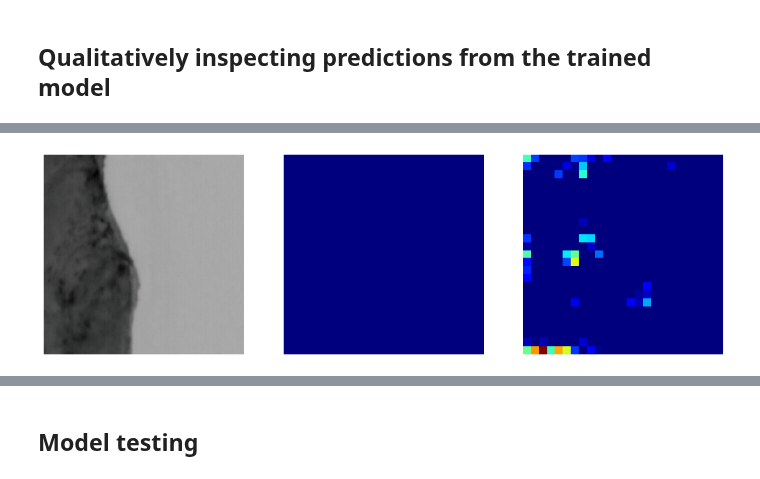
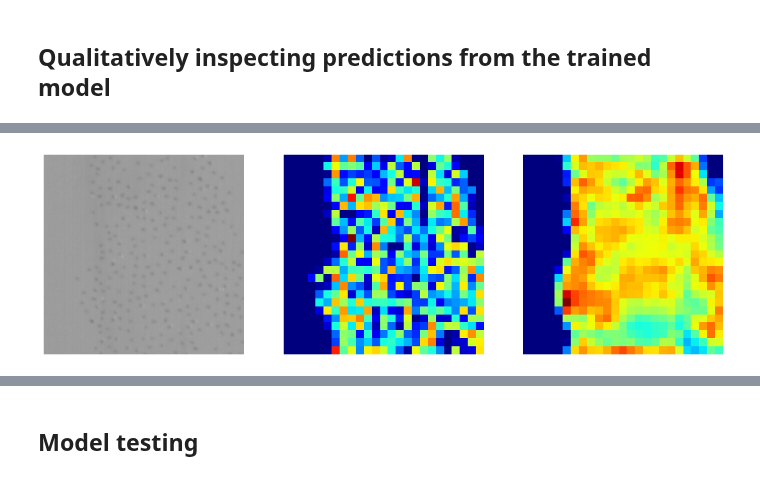
Before and after one commit to emiliolr/counting-cranes, a Jupyter notebook: density_estimation/ASPDNet_experiments.ipynb, the cells around one changed output, grey strips where cells are left out. Saved outputs shown, nothing was run; the diff lists cells and outputs as text; code cells hidden in the pictures.

```diff
--- a/density_estimation/ASPDNet_experiments.ipynb
+++ b/density_estimation/ASPDNet_experiments.ipynb
@@ -71,7 +71,7 @@ import matplotlib.pyplot as plt
 from matplotlib import cm as CM
 # %%
 #What train/val/test split should we go for?
-MODE = 'fixed_perm' #CHANGE BEFORE EXPERIMENT: one of fixed_perm, seed_1, or seed_2
+MODE = 'seed_2' #CHANGE BEFORE EXPERIMENT: one of fixed_perm, seed_1, or seed_2
 # %% [markdown]
 ## Model training
 If the Colab runtime disconnects, you'll have to load from a post-epoch `PyTorch Lightning` model save.
@@ -163,6 +153,6 @@ model.load_state_dict(torch.load(os.path.join(MODEL_SAVE_FP, 'ASPDNet', save_nam
 pl_model = ASPDNetLightning(model = model, lr = HYPERPARAMETERS['learning_rate'])
 # %%
 #ALTERNATIVE: load the model using a PyTorch Lightning checkpoint
-save_name = 'ASPDNet_no_neg_densities_7.7.2021.ckpt'
+save_name = 'ASPDNet_seed_2021_8.19.2021.ckpt'
 model = ASPDNet()
-pl_model = ASPDNetLightning.load_from_checkpoint(os.path.join(MODEL_SAVE_FP, 'ASPDNet', save_name), model = model, lr = HYPERPARAMETERS['learning_rate'])
+pl_model = ASPDNetLightning.load_from_checkpoint(os.path.join(MODEL_SAVE_FP, 'ASPDNet', 'final_models', save_name), model = model, lr = HYPERPARAMETERS['learning_rate'])
@@ -181,20 +173,20 @@ invTrans = transforms.Compose([transforms.Normalize(mean = [ 0., 0., 0.],
                                ])
 # %%
 #Inspecting predicted densities against images
-index = 9
+index = 5
 img = invTrans(images[index])
 img = (np.moveaxis(img.numpy(), 0, -1) * 255).astype(np.uint8)
 den = preds[index].detach().squeeze(0)
 gt_den = densities[index]
 
 f, axarr = plt.subplots(1, 3, figsize = (15, 10))
 axarr[0].imshow(img)
 axarr[1].imshow(gt_den, cmap = CM.jet)
 axarr[2].imshow(den, cmap = CM.jet)
 for a in axarr:
     a.axis('off')
 # %% [output]
-[figure, old version]
+[figure, new version]
 # %%
 #Checking counts
 print(f'We predicted {int(den.sum())} birds and there are actually {counts[index]} birds in this image')
```
Also changed, not shown: parts of 12 cells of this notebook, 5 other files.
